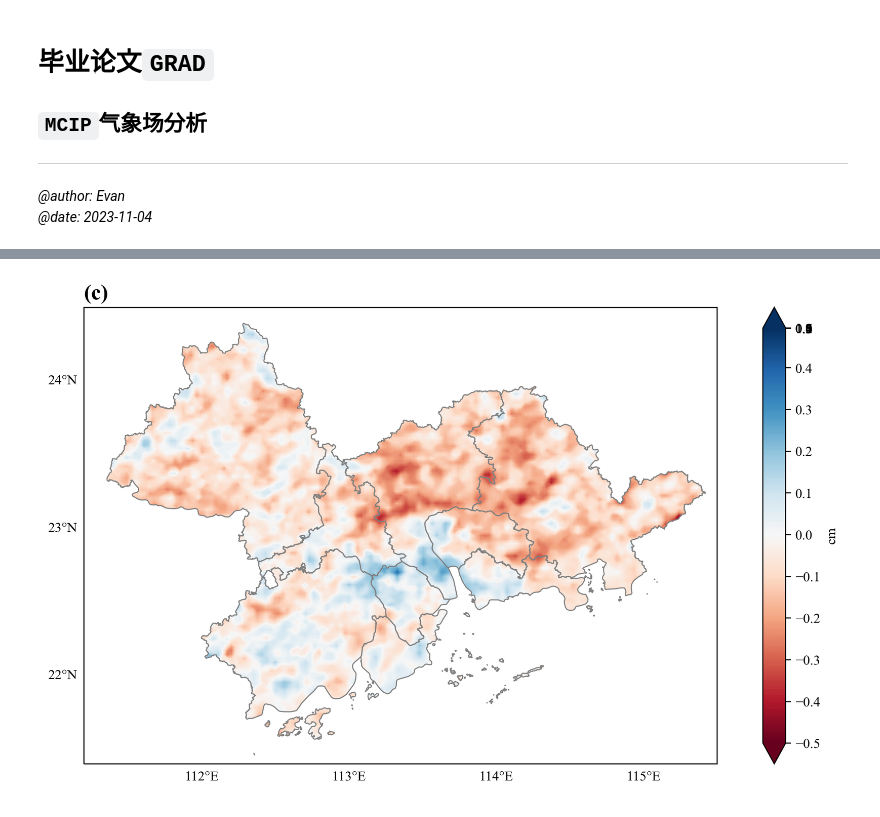
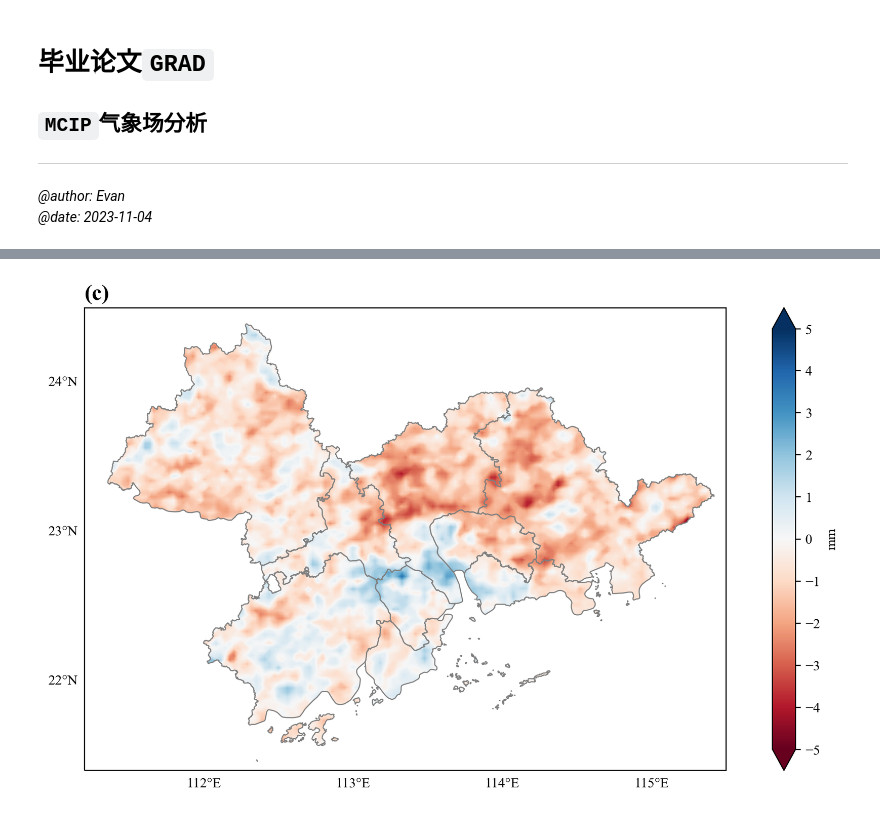
Before and after one commit to Iphisxu/MasterGRAD-Annually, a Jupyter notebook: scripts/Plot_spatial/precip.ipynb, the cells around one changed output, grey strips where cells are left out. Cells and saved outputs as stored; diff of their text form; code cells hidden in the pictures.

```diff
--- a/scripts/Plot_spatial/precip.ipynb
+++ b/scripts/Plot_spatial/precip.ipynb
@@ -28,8 +28,8 @@ high_years = np.array([2022,2021,2019])
 low_files  = [os.path.join(processed_dir, f"{month}_{year}/{month}_{year}_mcip.nc") for year in low_years]
 high_files = [os.path.join(processed_dir, f"{month}_{year}/{month}_{year}_mcip.nc") for year in high_years]
 
-avg_low     = average_data(low_files, var)
-avg_high    = average_data(high_files, var)
+avg_low     = average_data(low_files, var) * 10
+avg_high    = average_data(high_files, var) * 10
 avg_low_uw  = average_data(low_files, 'uwind')
 avg_high_uw = average_data(high_files, 'uwind')
 avg_low_vw  = average_data(low_files, 'vwind')
@@ -65,11 +65,11 @@ plot_PRD_map(avg_low, cmin, cmax, cmstep, cbstep,
 # %%
-cmin = -0.5
-cmax = 0.5
-cmstep = 0.005
-cbstep = 0.1
+cmin = -5
+cmax = 5
+cmstep = 0.01
+cbstep = 1
 
 plot_PRD_diff(avg_low, cmin, cmax, cmstep, cbstep,
               mean_low, mean_high,
-              mapcolor='RdBu',title='(c)', colorbar_label='cm')
+              mapcolor='RdBu',title='(c)', colorbar_label='mm')
 # %% [output]
-[figure, old version]
+[figure, new version]
```
Also changed, not shown: parts of 3 cells of this notebook, 1 other file.
